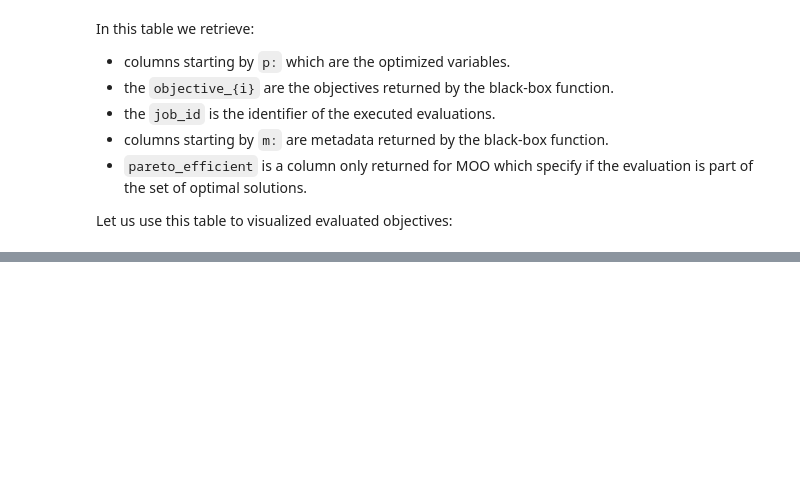
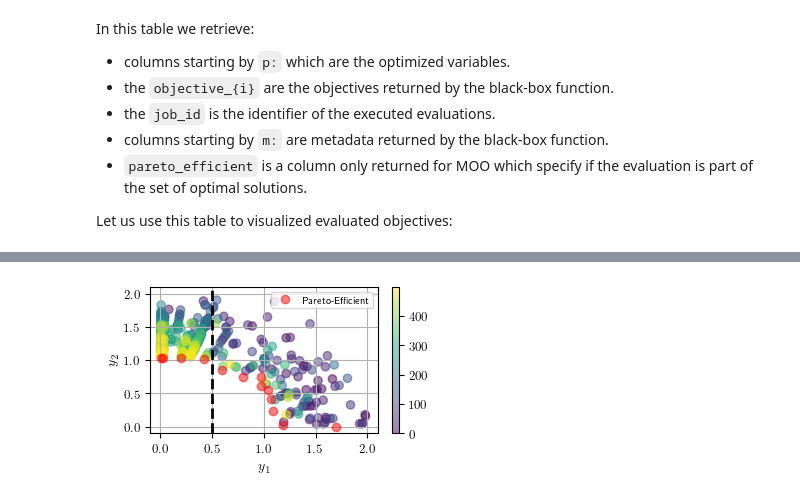
Before and after one commit to deephyper/bo-moo, a Jupyter notebook: notebooks/Multi_objective_optimization_101.ipynb, the cells around one changed output, grey strips where cells are left out. Saved outputs shown, nothing was run; the diff lists cells and outputs as text; code cells hidden in the pictures; blank space fills up the shorter version.

```diff
--- a/notebooks/Multi_objective_optimization_101.ipynb
+++ b/notebooks/Multi_objective_optimization_101.ipynb
@@ -200,0 +245,12 @@ plt.show()
+# %%
+from deephyper_benchmark.search import MPIDistributedOptuna
+
+search = MPIDistributedOptuna(
+    hpo.problem,
+    hpo.run,
+    n_objectives=n_objectives,
+    sampler="NSGAII",
+    moo_lower_bounds=[-0.5, None],
+    verbose=1,
+)
+results_nsgaii = search.search(max_evals=500)
@@ -200,0 +275,36 @@ plt.show()
+# %%
+success, failure = filter_failed_objectives(results_nsgaii)
+
+plt.figure(figsize=figsize)
+plt.scatter(
+    -success[~success["pareto_efficient"]]["objective_0"],
+    -success[~success["pareto_efficient"]]["objective_1"],
+    marker="o",
+    # color="blue",
+    c=success[~success["pareto_efficient"]]["job_id"],
+    alpha=0.5,
+    # label="Non Pareto-Efficient",
+)
+plt.plot(
+    -success[success["pareto_efficient"]]["objective_0"],
+    -success[success["pareto_efficient"]]["objective_1"],
+    "o",
+    color="red",
+    alpha=0.5,
+    label="Pareto-Efficient",
+)
+
+plt.axvline(0.5, linewidth=2, color="black", linestyle="--")
+plt.colorbar()
+plt.grid()
+plt.legend(loc="upper right")
+plt.xlabel(r"$y_1$")
+plt.ylabel(r"$y_2$")
+plt.xlim(0-0.1, 2+0.1)
+plt.ylim(0-0.1, 2+0.1)
+plt.tight_layout()
+# plt.savefig("dtlz2_pf_2d_with_penalty.png")
+# plt.savefig("dtlz2_pf_2d.png")
+plt.show()
+# %% [output]
+[figure, added]
```
Also changed, not shown: parts of 14 cells of this notebook, 15 other files.
